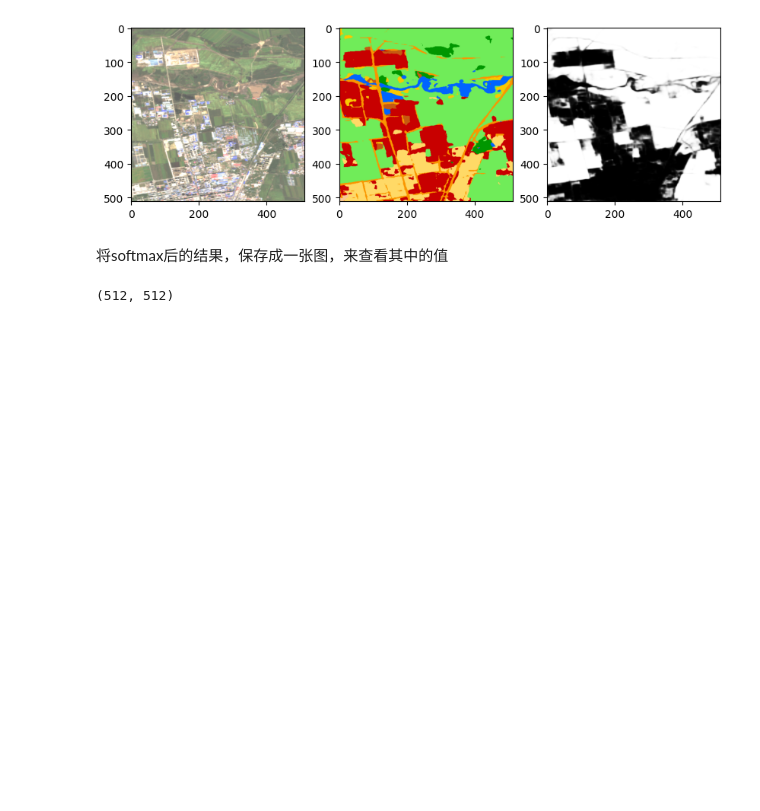
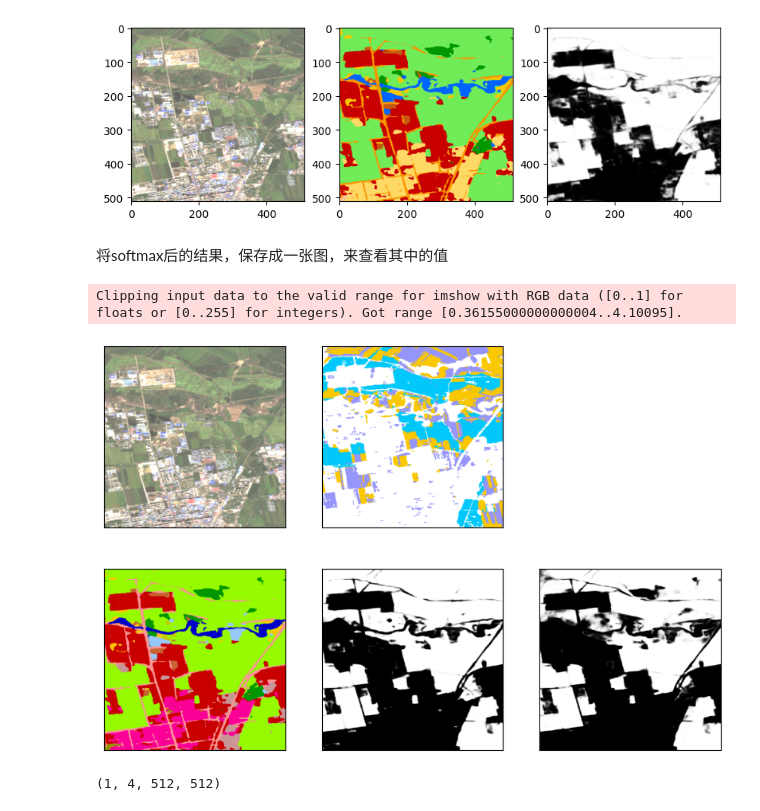
Before and after one commit to AI-Tianlong/mmsegmentation, a Jupyter notebook: configs_new/ATL-paper-new-hiera-3/7-part-3-跨领域-crop10m-Hiera/查看seglogits.ipynb, the cells around one changed output. Saved outputs shown, nothing was run; the diff lists cells and outputs as text; code cells hidden in the pictures; blank space fills up the shorter version.

```diff
--- a/configs_new/ATL-paper-new-hiera-3/7-part-3-跨领域-crop10m-Hiera/查看seglogits.ipynb
+++ b/configs_new/ATL-paper-new-hiera-3/7-part-3-跨领域-crop10m-Hiera/查看seglogits.ipynb
@@ -56,6 +56,7 @@ L3_seglogits = np.load(f'./{dir_path}/L3_seglogits.npy')
 L1_RGB = Image.open(f'./{dir_path}/L1_rgb_S2_2019_黑龙江省_佳木斯市_桦南县_6_11.tif')
 L2_RGB = Image.open(f'./{dir_path}/L2_rgb_S2_2019_黑龙江省_佳木斯市_桦南县_6_11.tif')
 L3_RGB = Image.open(f'./{dir_path}/L3_rgb_S2_2019_黑龙江省_佳木斯市_桦南县_6_11.tif')
+crop_RGB = Image.open(f'./{dir_path}/crop_rgb_S2_2019_黑龙江省_佳木斯市_桦南县_6_11.tif')
 
 img_path = f'./{dir_path}/S2_2019_黑龙江省_佳木斯市_桦南县_6_11.tif'
 # %%
@@ -120,7 +121,48 @@ save_array_to_tif(img_array = L1_vis,
                   Band=1,
                   Datatype=gdal.GDT_Float32,
                   )
-# %%
-L1_vis.shape
-# %% [output]
-(512, 512)
+# %%
+dir_path = '特征输出-2branch-loss_佳木斯市_桦南县_6_11'
+
+L1_vegetation_seglogits_softmax = np.load(f'./{dir_path}/L1_vegetation_seglogits_softmax.npy').transpose(1, 2, 0)
+L2_crop_seglogits_softmax = np.load(f'./{dir_path}/L2_crop_seglogits_softmax.npy').transpose(1, 2, 0)
+# %%
+
+plt.figure(figsize=(10, 6.666))  # 宽15，高5，可根据需要调整
+# 去掉坐标轴的数字，只显示坐标轴
+
+
+plt.subplot(2, 3, 1)
+plt.imshow(img_vis)
+plt.xticks([])
+plt.yticks([])
+
+
+plt.subplot(2, 3, 2)
+plt.imshow(crop_RGB)
+plt.xticks([])
+plt.yticks([])
+
+plt.subplot(2, 3, 4)
+plt.imshow(L3_RGB)
+plt.xticks([])
+plt.yticks([])
+
+plt.subplot(2, 3, 5)
+plt.imshow(L1_vegetation_seglogits_softmax, cmap='gray')
+plt.xticks([])
+plt.yticks([])
+
+plt.subplot(2, 3, 6)
+plt.imshow(L2_crop_seglogits_softmax, cmap='gray')
+plt.xticks([])
+plt.yticks([])
+
+plt.show()
+# %% [output]
+Clipping input data to the valid range for imshow with RGB data ([0..1] for floats or [0..255] for integers). Got range [0.36155000000000004..4.10095].
+[figure, added]
+# %%
+L1_seglogits.shape
+# %% [output]
+(1, 4, 512, 512)
```
Also changed, not shown: 27 other files.
